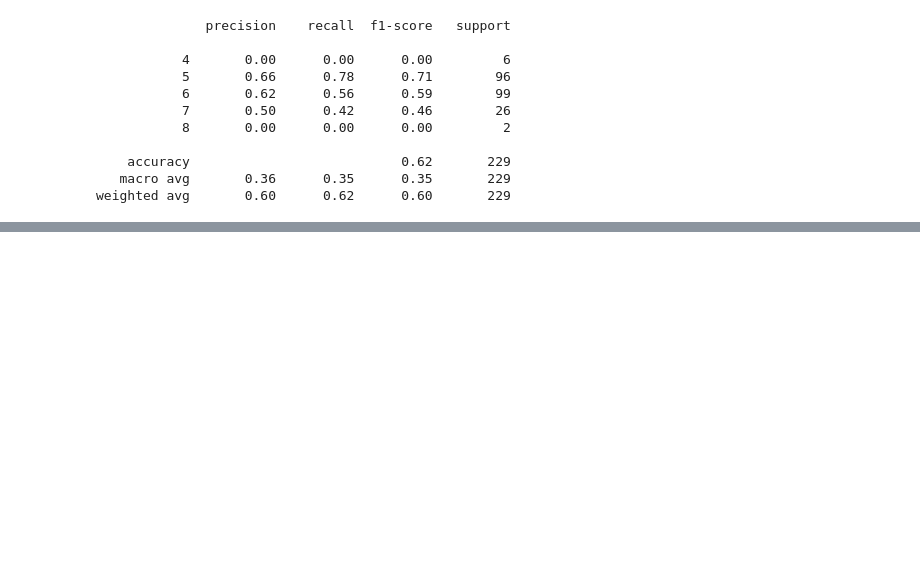
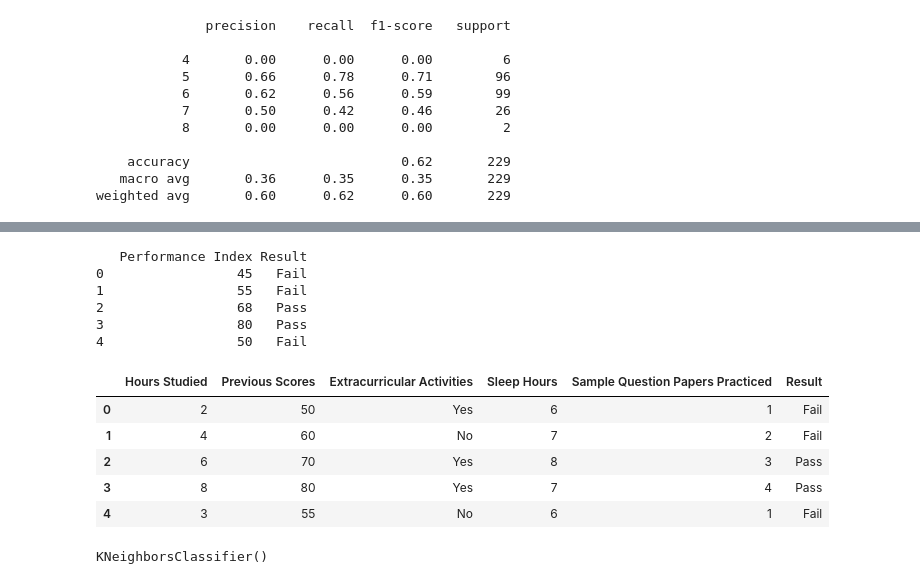
Before and after one commit to Dhyan-Shah/Sparks_AI_ML_Internship, a Jupyter notebook: ML/Practice/ML_Test.ipynb, the cells around one changed output, grey strips where cells are left out. Drawn from its saved outputs; the diff is of its cells as text; code cells hidden in the pictures; blank space fills up the shorter version.

```diff
--- a/ML/Practice/ML_Test.ipynb
+++ b/ML/Practice/ML_Test.ipynb
@@ -1466,0 +1772,2 @@ weighted avg       0.60      0.62      0.60       229
+# %%
+df15=pd.read_csv('./Student_Performance.csv')
@@ -1466,0 +1793,26 @@ weighted avg       0.60      0.62      0.60       229
+# %%
+df15['Result'] = np.where(
+    df15['Performance Index'] >= 60,
+    'Pass',
+    'Fail'
+)
+
+print(df15[['Performance Index','Result']].head())
+# %% [output]
+   Performance Index Result
+0                 45   Fail
+1                 55   Fail
+2                 68   Pass
+3                 80   Pass
+4                 50   Fail
+# %%
+df15.drop('Performance Index', axis=1, inplace=True)
+# %%
+df15.head()
+# %% [output]
+|  | Hours Studied | Previous Scores | Extracurricular Activities | Sleep Hours | Sample Question Papers Practiced | Result |
+| 0 | 2 | 50 | Yes | 6 | 1 | Fail |
+| 1 | 4 | 60 | No | 7 | 2 | Fail |
+| 2 | 6 | 70 | Yes | 8 | 3 | Pass |
+| 3 | 8 | 80 | Yes | 7 | 4 | Pass |
+| 4 | 3 | 55 | No | 6 | 1 | Fail |
@@ -1466,0 +1834,8 @@ weighted avg       0.60      0.62      0.60       229
+# %%
+model = KNeighborsClassifier(
+    n_neighbors=5
+)
+
+model.fit(X_train, y_train)
+# %% [output]
+KNeighborsClassifier()
```
Also changed, not shown: parts of 50 cells of this notebook, 1 other file.
